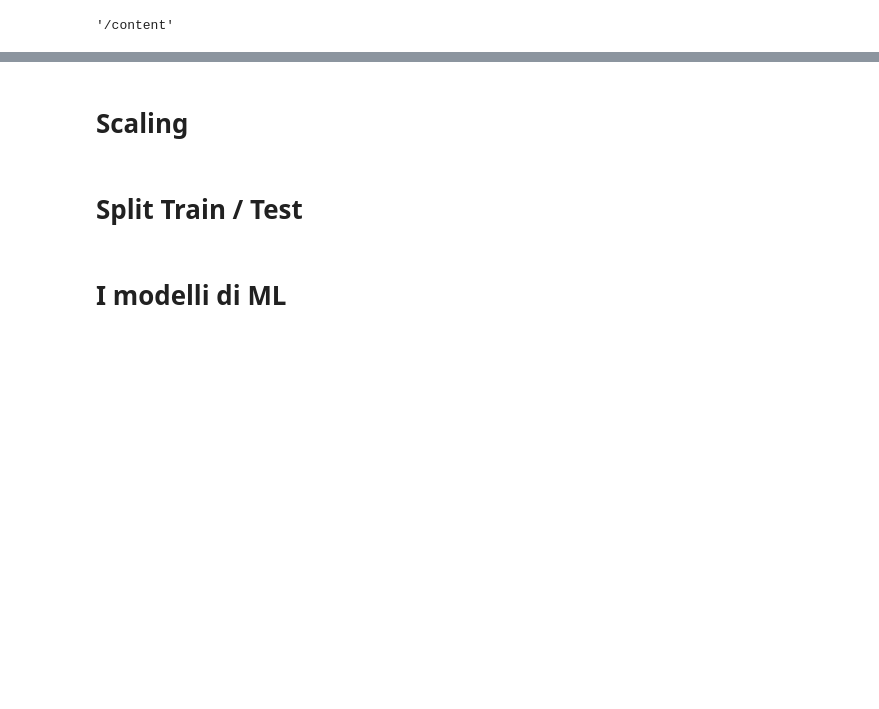
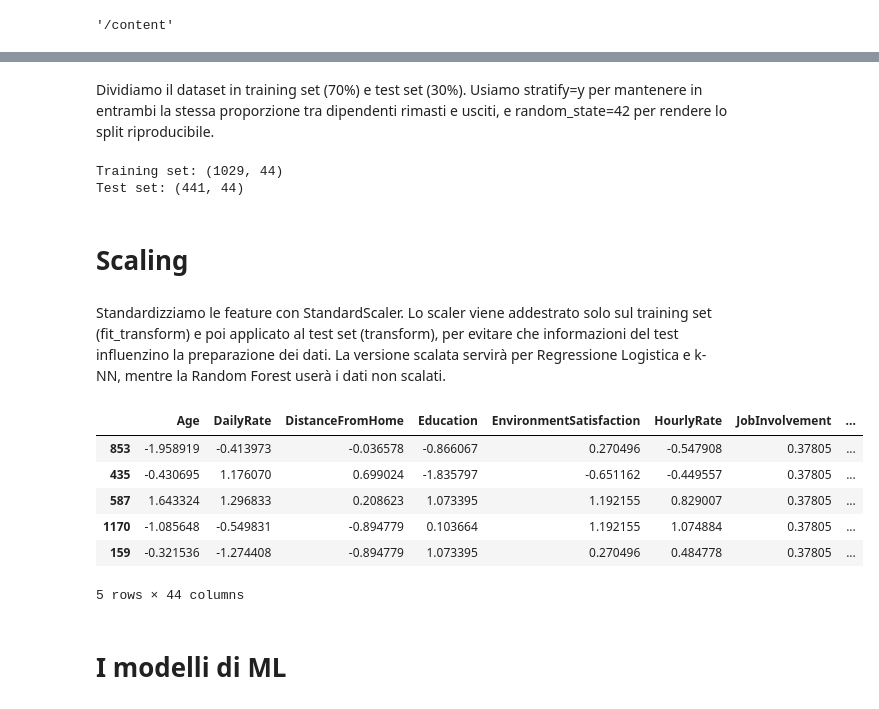
Before and after one commit to evelinenikokovacs/Employee_Attrition, a Jupyter notebook: notebooks/Employee_Attrition_Analisi e visualizzazione.ipynb, the cells around one changed output, grey strips where cells are left out. Saved outputs shown, nothing was run; the diff lists cells and outputs as text; code cells hidden in the pictures; blank space fills up the shorter version.

```diff
--- a/notebooks/Employee_Attrition_Analisi e visualizzazione.ipynb
+++ b/notebooks/Employee_Attrition_Analisi e visualizzazione.ipynb
@@ -1085,6 +1087,46 @@ os.getcwd()
+# %% [markdown]
+Dividiamo il dataset in training set (70%) e test set (30%). Usiamo stratify=y per mantenere in entrambi la stessa proporzione tra dipendenti rimasti e usciti, e random_state=42 per rendere lo split riproducibile.
+# %%
+from sklearn.model_selection import train_test_split
+
+X = employee_attrition_encoded.drop(columns=["Attrition", "PromotionDelayRatio", "RiskScore"])
+y = employee_attrition_encoded["Attrition"]
+
+X_train, X_test, y_train, y_test = train_test_split(
+    X, y,
+    test_size=0.30,
+    random_state=42,
+    stratify=y
+)
+
+print("Training set:", X_train.shape)
+print("Test set:", X_test.shape)
+# %% [output]
+Training set: (1029, 44)
+Test set: (441, 44)
 # %% [markdown]
 # **Scaling**
-# %% [markdown]
-# **Split Train / Test**
+# %% [markdown]
+Standardizziamo le feature con StandardScaler. Lo scaler viene addestrato solo sul training set (fit_transform) e poi applicato al test set (transform), per evitare che informazioni del test influenzino la preparazione dei dati. La versione scalata servirà per Regressione Logistica e k-NN, mentre la Random Forest userà i dati non scalati.
+# %%
+from sklearn.preprocessing import StandardScaler
+
+scaler = StandardScaler()
+
+X_train_scaled = scaler.fit_transform(X_train)
+X_test_scaled = scaler.transform(X_test)
+
+X_train_scaled = pd.DataFrame(X_train_scaled, columns=X.columns, index=X_train.index)
+X_test_scaled = pd.DataFrame(X_test_scaled, columns=X.columns, index=X_test.index)
+
+X_train_scaled.head()
+# %% [output]
+|  | Age | DailyRate | DistanceFromHome | Education | EnvironmentSatisfaction | HourlyRate | JobInvolvement | ... |
+| 853 | -1.958919 | -0.413973 | -0.036578 | -0.866067 | 0.270496 | -0.547908 | 0.37805 | ... |
+| 435 | -0.430695 | 1.176070 | 0.699024 | -1.835797 | -0.651162 | -0.449557 | 0.37805 | ... |
+| 587 | 1.643324 | 1.296833 | 0.208623 | 1.073395 | 1.192155 | 0.829007 | 0.37805 | ... |
+| 1170 | -1.085648 | -0.549831 | -0.894779 | 0.103664 | 1.192155 | 1.074884 | 0.37805 | ... |
+| 159 | -0.321536 | -1.274408 | -0.894779 | 1.073395 | 0.270496 | 0.484778 | 0.37805 | ... |
+5 rows × 44 columns
 # %% [markdown]
 # **I modelli di ML**
```
Also changed, not shown: parts of 10 cells of this notebook.
